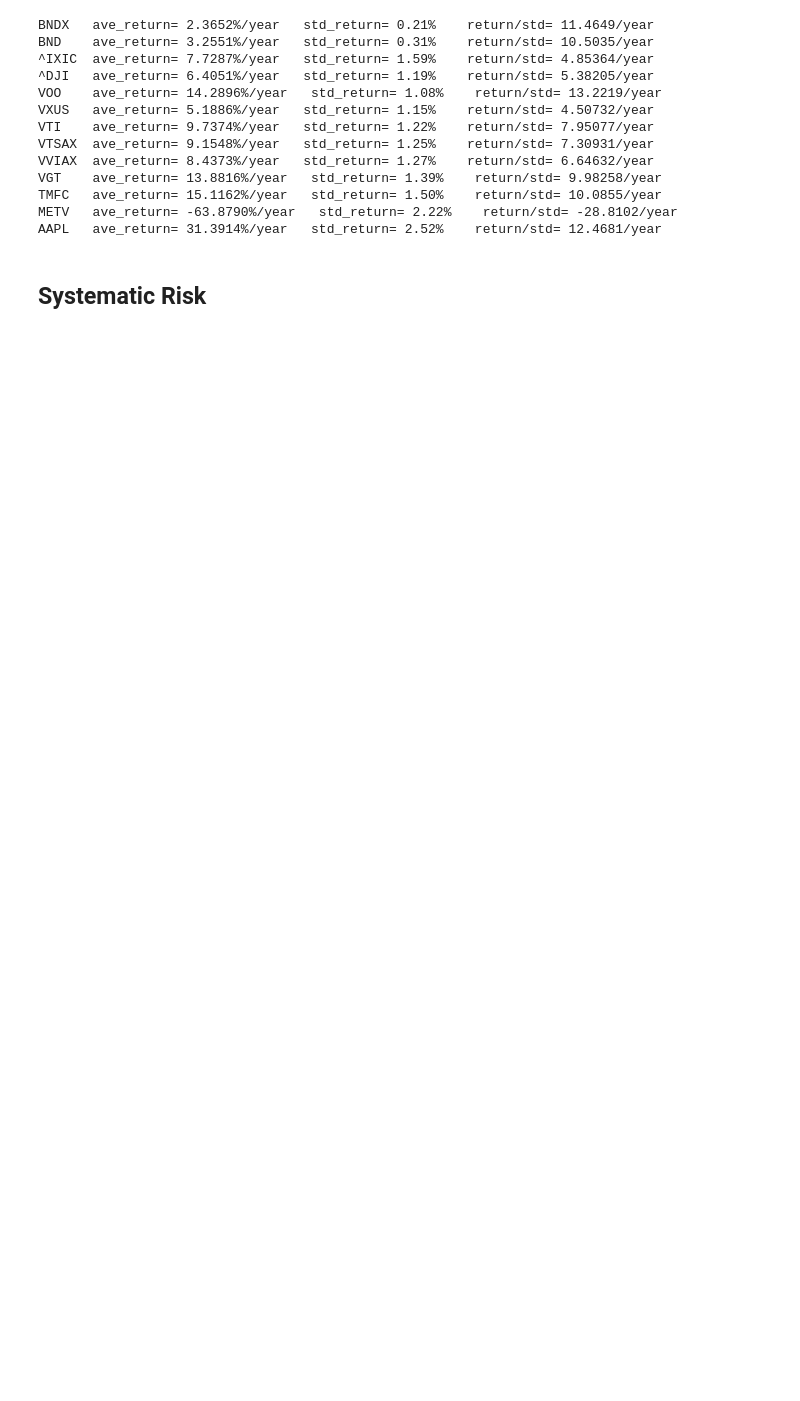
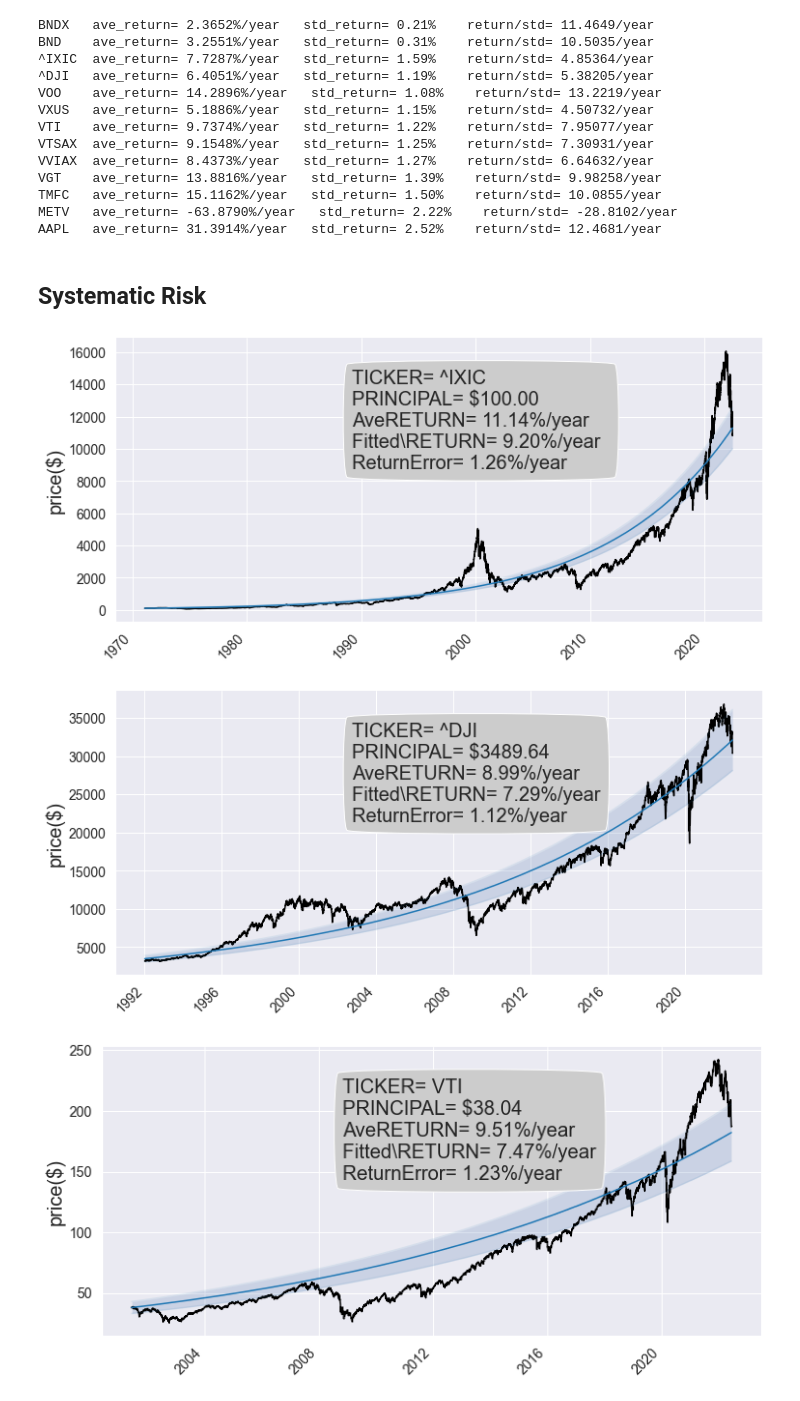
Before and after one commit to bcottman/FinMrkt, a Jupyter notebook: src/calulateRisk.ipynb, the cells around one changed output. Drawn from its saved outputs; the diff is of its cells as text; code cells hidden in the pictures; blank space fills up the shorter version.

```diff
--- a/src/calulateRisk.ipynb
+++ b/src/calulateRisk.ipynb
@@ -266,14 +265,9 @@ EFT_df = DataReader(ticker, rd_type,
 EFT_df.index = to_datetime(EFT_df.index,
                                   format ='%Y-%m-%d')
 # %%
-ticker = 'VTI'
+ticker = '^DJI'
 rd_type = 'yahoo'
-start_date = '2000/01/01'
+start_date = '1900/01/01'
 end_date = '2022/05/11'
 column_name =  'Adj Close'
 asset_value_type = 'RETURN'
-EFT_df = DataFrame()
-
-
-p_or_r_std(asset_value_type, EFT_df,column_name,ticker,
-          rd_type, start_date, end_date)
@@ -289,7 +291,7 @@ for ticker in tickers:
     asset_value_type = 'RETURN'
 
     print(ticker, ' ')
-    print(p_or_r_std(asset_value_type, EFT_df,column_name,ticker,
-          rd_type, start_date, end_date))
+    print(p_or_r_std(EFT_df, asset_value_type, rd_type, column_name,ticker,
+          start_date, end_date))
 # %% [output]
 VTI
@@ -314,8 +316,8 @@ for ticker in tickers:
     end_date = '2022/05/11'
     column_name =  'Adj Close'
     asset_value_type = 'RETURN'
-    return_, r_std = p_or_r_std(asset_value_type, EFT_df,column_name,ticker,
-          rd_type, start_date, end_date)
+    return_, r_std = p_or_r_std(EFT_df, asset_value_type, rd_type, column_name,ticker,
+          start_date, end_date)
 
     print('{:5}  ave_return= {:4.4%}/year   std_return= {:2.2%}    return/std= {:1.6}/year'.format(ticker, return_, r_std, return_/r_std))
 # %% [output]
@@ -334,3 +336,14 @@ METV   ave_return= -63.8790%/year   std_return= 2.22%    return/std= -28.8102/ye
 AAPL   ave_return= 31.3914%/year   std_return= 2.52%    return/std= 12.4681/year
 # %% [markdown]
 ## Systematic Risk
+# %%
+tickers = ['^IXIC', '^DJI','VTI','VGT' ,'TMFC']
+#tickers = ['^DJI']
+for ticker in tickers:
+    start_date = '1900/01/01'
+    end_date = '2022/06/15'
+    ticket_read(start_date, end_date, ticker)
+# %% [output]
+[figure, added]
+[figure, added]
+[figure, added]
```
Also changed, not shown: parts of 13 cells of this notebook, 1 other file.
